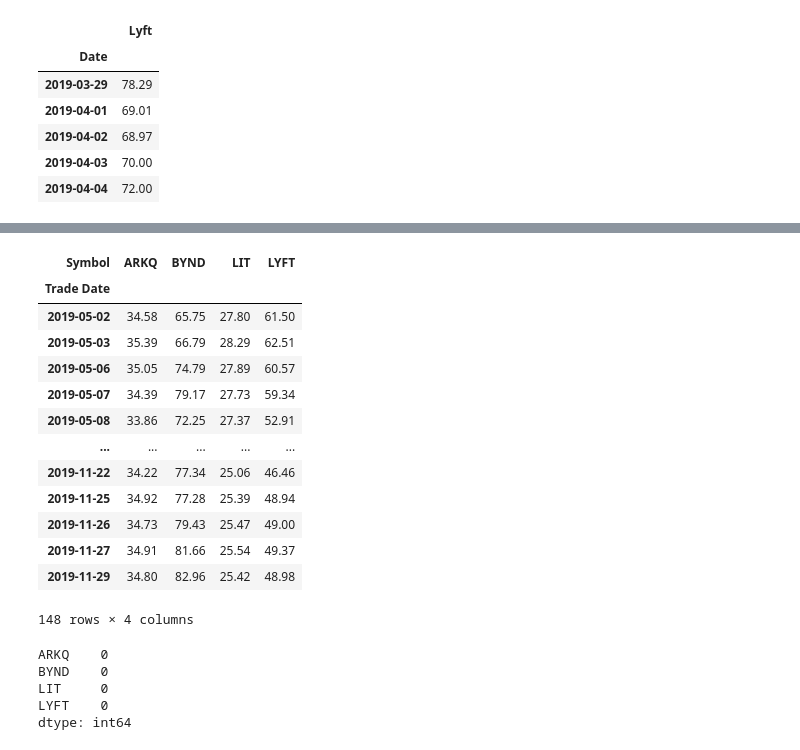
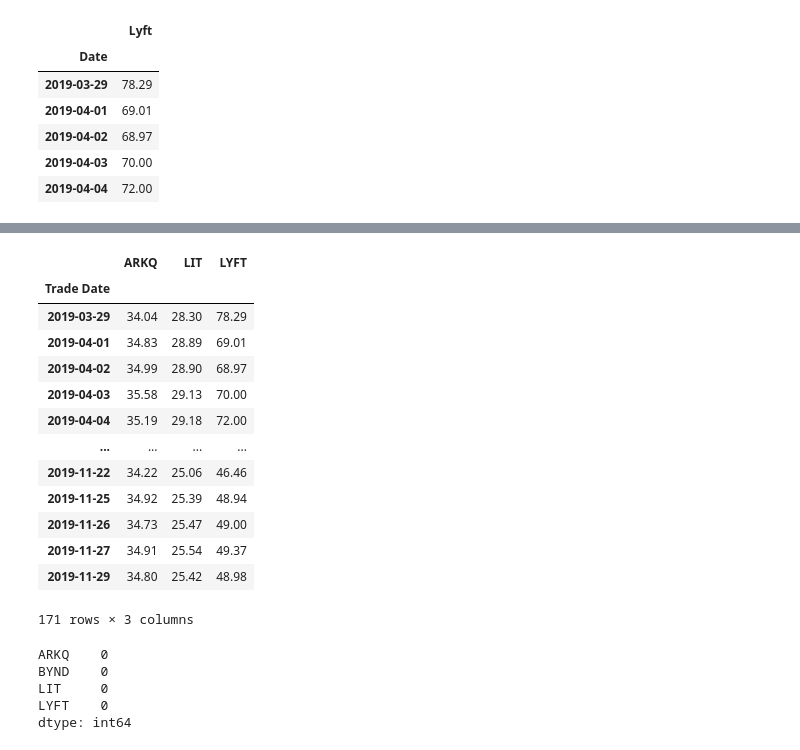
Before and after one commit to Caresir/Whale_protfolio, a Jupyter notebook: whale_analysis.ipynb, the cells around one changed output, grey strips where cells are left out. Saved outputs shown, nothing was run; the diff lists cells and outputs as text; code cells hidden in the pictures.

```diff
--- a/whale_analysis.ipynb
+++ b/whale_analysis.ipynb
@@ -452,7 +445,7 @@ lyft_df.head()
 | 2019-04-04 | 72.00 |
 # %%
 # Concatenate all stocks into a single DataFrame
-all_data_df = pd.concat([autonomous_tech_df, beyond_meat_df, lithium_tech_df, lyft_df], axis='columns', join='inner')
+all_data_df = pd.concat([autonomous_tech_df, lithium_tech_df, lyft_df], axis='columns', join='inner')
 all_data_df.sort_index(inplace=True)
-all_data_df.head()
+all_data_df
 # %% [output]
@@ -466,26 +466,28 @@ all_data_df.head()
 # %%
 # Reset the index
 #rename columns as ticker symbols
-all_data_df.rename(columns={'Autonomous Technology & Robotics': 'ARKQ', 'Beyond Meat': 'BYND', 'Global X Lithium & Battery Tech': 'LIT', 'Lyft': 'LYFT'}, inplace=True)
+all_data_df.rename(columns={'Autonomous Technology & Robotics': 'ARKQ', 'Global X Lithium & Battery Tech': 'LIT', 'Lyft': 'LYFT'}, inplace=True)
 #rename axis and column axis
 # Pivot so that each column of prices represents a unique symbol
-all_data_df.reset_index()
+all_data_df
+all_data_df.index = all_data_df.index.set_names(['Trade Date'])
 all_data_df.rename_axis('Trade Date').rename_axis('Symbol', axis='columns')
+all_data_df
 # %% [output]
-| Symbol | ARKQ | BYND | LIT | LYFT |
-| Trade Date |  |  |  |  |
-| 2019-05-02 | 34.58 | 65.75 | 27.80 | 61.50 |
-| 2019-05-03 | 35.39 | 66.79 | 28.29 | 62.51 |
-| 2019-05-06 | 35.05 | 74.79 | 27.89 | 60.57 |
-| 2019-05-07 | 34.39 | 79.17 | 27.73 | 59.34 |
-| 2019-05-08 | 33.86 | 72.25 | 27.37 | 52.91 |
-| ... | ... | ... | ... | ... |
-| 2019-11-22 | 34.22 | 77.34 | 25.06 | 46.46 |
-| 2019-11-25 | 34.92 | 77.28 | 25.39 | 48.94 |
-| 2019-11-26 | 34.73 | 79.43 | 25.47 | 49.00 |
-| 2019-11-27 | 34.91 | 81.66 | 25.54 | 49.37 |
-| 2019-11-29 | 34.80 | 82.96 | 25.42 | 48.98 |
+|  | ARKQ | LIT | LYFT |
+| Trade Date |  |  |  |
+| 2019-03-29 | 34.04 | 28.30 | 78.29 |
+| 2019-04-01 | 34.83 | 28.89 | 69.01 |
+| 2019-04-02 | 34.99 | 28.90 | 68.97 |
+| 2019-04-03 | 35.58 | 29.13 | 70.00 |
+| 2019-04-04 | 35.19 | 29.18 | 72.00 |
+| ... | ... | ... | ... |
+| 2019-11-22 | 34.22 | 25.06 | 46.46 |
+| 2019-11-25 | 34.92 | 25.39 | 48.94 |
+| 2019-11-26 | 34.73 | 25.47 | 49.00 |
+| 2019-11-27 | 34.91 | 25.54 | 49.37 |
+| 2019-11-29 | 34.80 | 25.42 | 48.98 |
-148 rows × 4 columns
+171 rows × 3 columns
 # %%
 # Drop Nulls
 all_data_df.isnull().sum()
```
Also changed, not shown: parts of 7 cells of this notebook.
